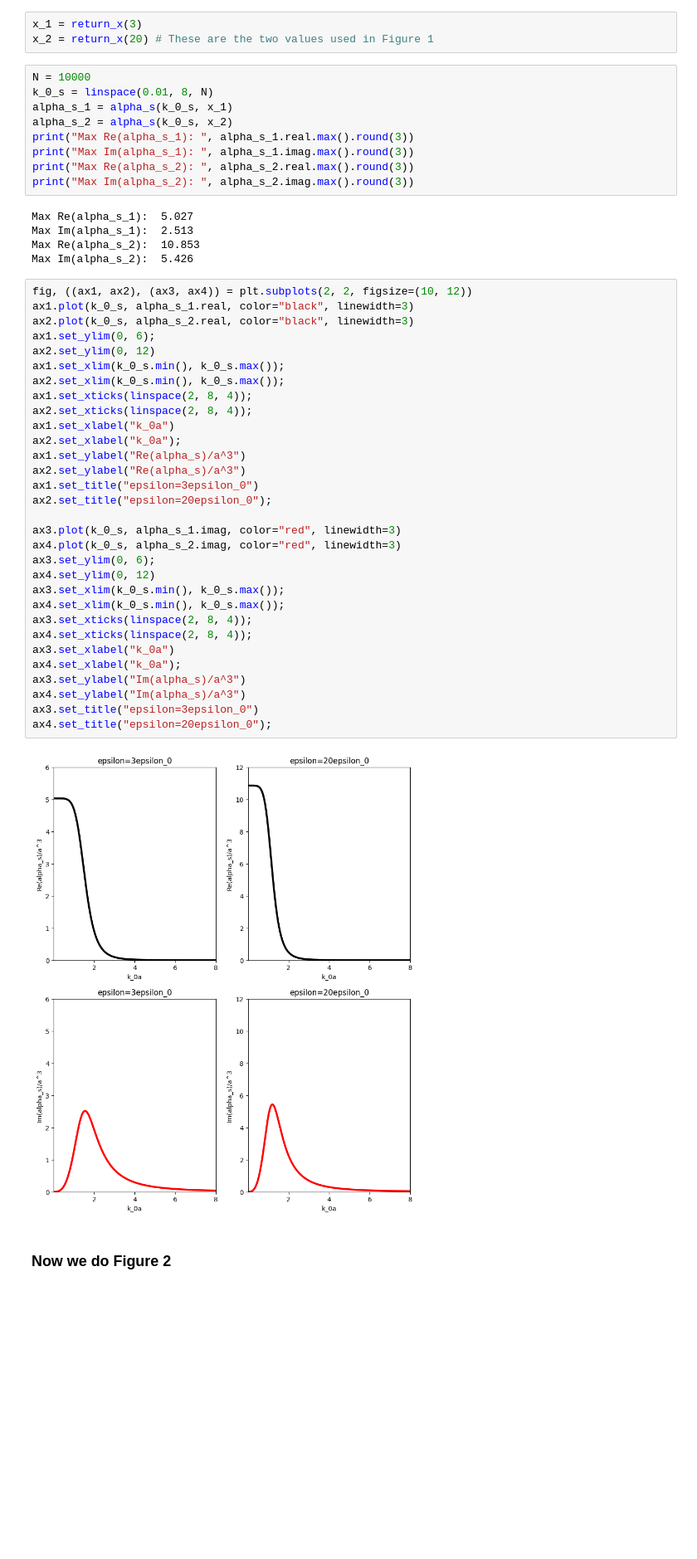
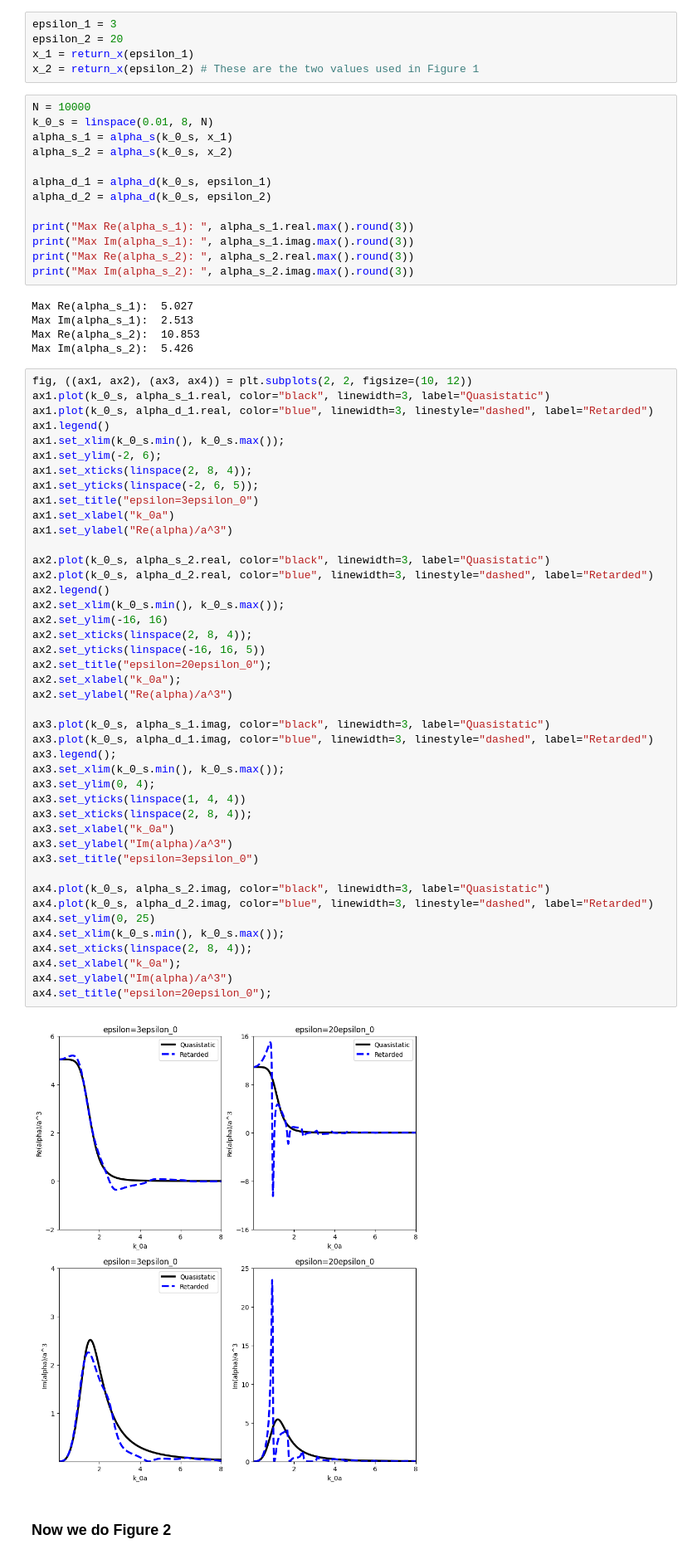
Before and after one commit to AliGhorashiCMT/Coherent-Perfect-Absorption, a Jupyter notebook: spheres/Generalized Kramers Kronig.ipynb, the cells around one changed output. Shown at 83% size. Saved outputs shown, nothing was run; the diff lists cells and outputs as text; blank space fills up the shorter version.

Commit message:
fully retarded non-causal polarizabilities

```diff
--- a/spheres/Generalized Kramers Kronig.ipynb
+++ b/spheres/Generalized Kramers Kronig.ipynb
@@ -28,13 +39,19 @@ def return_x(epsilon):
     x_cubed = (2/3)*(epsilon-1)/(epsilon+2)
     return x_cubed**(1/3)
 # %%
-x_1 = return_x(3)
-x_2 = return_x(20) # These are the two values used in Figure 1
+epsilon_1 = 3
+epsilon_2 = 20
+x_1 = return_x(epsilon_1)
+x_2 = return_x(epsilon_2) # These are the two values used in Figure 1
 # %%
 N = 10000
 k_0_s = linspace(0.01, 8, N)
 alpha_s_1 = alpha_s(k_0_s, x_1)
 alpha_s_2 = alpha_s(k_0_s, x_2)
+
+alpha_d_1 = alpha_d(k_0_s, epsilon_1)
+alpha_d_2 = alpha_d(k_0_s, epsilon_2)
+
 print("Max Re(alpha_s_1): ", alpha_s_1.real.max().round(3))
 print("Max Im(alpha_s_1): ", alpha_s_1.imag.max().round(3))
 print("Max Re(alpha_s_2): ", alpha_s_2.real.max().round(3))
@@ -46,37 +63,49 @@ Max Re(alpha_s_2):  10.853
 Max Im(alpha_s_2):  5.426
 # %%
 fig, ((ax1, ax2), (ax3, ax4)) = plt.subplots(2, 2, figsize=(10, 12))
-ax1.plot(k_0_s, alpha_s_1.real, color="black", linewidth=3)
-ax2.plot(k_0_s, alpha_s_2.real, color="black", linewidth=3)
-ax1.set_ylim(0, 6);
-ax2.set_ylim(0, 12)
+ax1.plot(k_0_s, alpha_s_1.real, color="black", linewidth=3, label="Quasistatic")
+ax1.plot(k_0_s, alpha_d_1.real, color="blue", linewidth=3, linestyle="dashed", label="Retarded")
+ax1.legend()
 ax1.set_xlim(k_0_s.min(), k_0_s.max());
+ax1.set_ylim(-2, 6);
+ax1.set_xticks(linspace(2, 8, 4));
+ax1.set_yticks(linspace(-2, 6, 5));
+ax1.set_title("epsilon=3epsilon_0")
+ax1.set_xlabel("k_0a")
+ax1.set_ylabel("Re(alpha)/a^3")
+
+ax2.plot(k_0_s, alpha_s_2.real, color="black", linewidth=3, label="Quasistatic")
+ax2.plot(k_0_s, alpha_d_2.real, color="blue", linewidth=3, linestyle="dashed", label="Retarded")
+ax2.legend()
 ax2.set_xlim(k_0_s.min(), k_0_s.max());
-ax1.set_xticks(linspace(2, 8, 4));
+ax2.set_ylim(-16, 16)
 ax2.set_xticks(linspace(2, 8, 4));
-ax1.set_xlabel("k_0a")
+ax2.set_yticks(linspace(-16, 16, 5))
+ax2.set_title("epsilon=20epsilon_0");
 ax2.set_xlabel("k_0a");
-ax1.set_ylabel("Re(alpha_s)/a^3")
-ax2.set_ylabel("Re(alpha_s)/a^3")
-ax1.set_title("epsilon=3epsilon_0")
-ax2.set_title("epsilon=20epsilon_0");
+ax2.set_ylabel("Re(alpha)/a^3")
 
-ax3.plot(k_0_s, alpha_s_1.imag, color="red", linewidth=3)
-ax4.plot(k_0_s, alpha_s_2.imag, color="red", linewidth=3)
-ax3.set_ylim(0, 6);
-ax4.set_ylim(0, 12)
+ax3.plot(k_0_s, alpha_s_1.imag, color="black", linewidth=3, label="Quasistatic")
+ax3.plot(k_0_s, alpha_d_1.imag, color="blue", linewidth=3, linestyle="dashed", label="Retarded")
+ax3.legend();
 ax3.set_xlim(k_0_s.min(), k_0_s.max());
+ax3.set_ylim(0, 4);
+ax3.set_yticks(linspace(1, 4, 4))
+ax3.set_xticks(linspace(2, 8, 4));
+ax3.set_xlabel("k_0a")
+ax3.set_ylabel("Im(alpha)/a^3")
+ax3.set_title("epsilon=3epsilon_0")
+
+ax4.plot(k_0_s, alpha_s_2.imag, color="black", linewidth=3, label="Quasistatic")
+ax4.plot(k_0_s, alpha_d_2.imag, color="blue", linewidth=3, linestyle="dashed", label="Retarded")
+ax4.set_ylim(0, 25)
 ax4.set_xlim(k_0_s.min(), k_0_s.max());
-ax3.set_xticks(linspace(2, 8, 4));
 ax4.set_xticks(linspace(2, 8, 4));
-ax3.set_xlabel("k_0a")
 ax4.set_xlabel("k_0a");
-ax3.set_ylabel("Im(alpha_s)/a^3")
-ax4.set_ylabel("Im(alpha_s)/a^3")
-ax3.set_title("epsilon=3epsilon_0")
+ax4.set_ylabel("Im(alpha)/a^3")
 ax4.set_title("epsilon=20epsilon_0");
 # %% [output]
-[figure, old version]
+[figure, new version]
 # %% [markdown]
 ### Now we do Figure 2
 # %%
```
Also changed, not shown: parts of 1 cell of this notebook.
